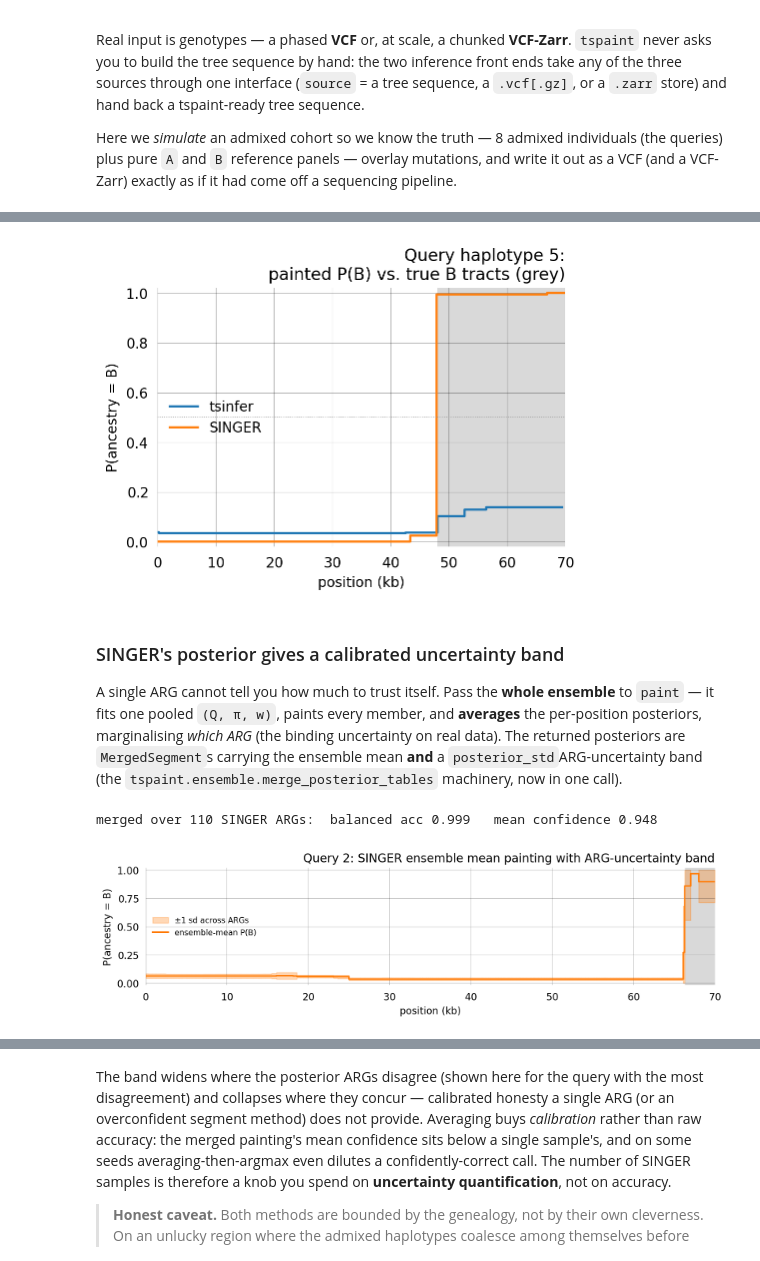
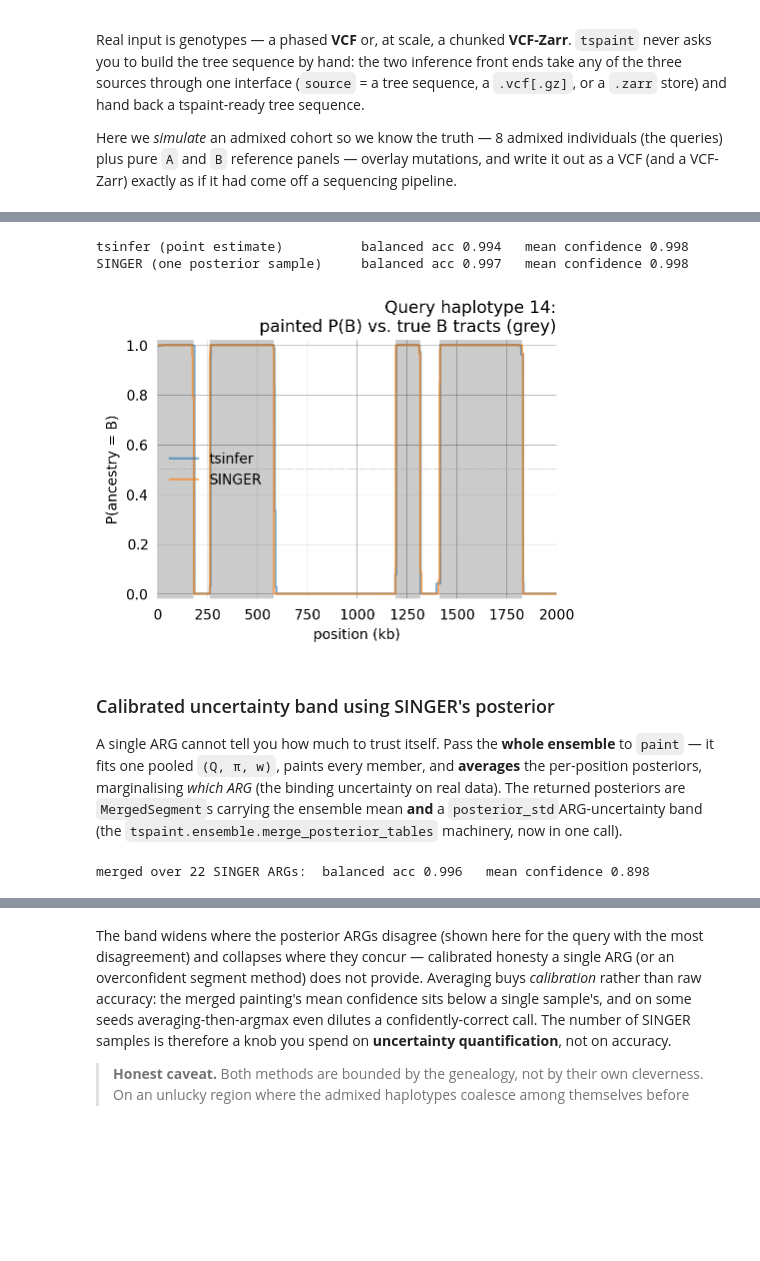
Before and after one commit to munch-group/tspaint, a Jupyter notebook: docs/notebooks/showcase.ipynb, the cells around one changed output, grey strips where cells are left out. Drawn from its saved outputs; the diff is of its cells as text; code cells hidden in the pictures; blank space fills up the shorter version.

```diff
--- a/docs/notebooks/showcase.ipynb
+++ b/docs/notebooks/showcase.ipynb
@@ -125,21 +175,4 @@ We then `paint` each. On an inferred ARG we enable `smooth=True` (the genome-axi
 # %%
-# Same VCF source -> two different ARGs.
-ts_tsi   = io.tsinfer(vcf)
-ensemble = io.singer(vcf, Ne=1000, mutation_rate=5e-8, recombination_rate=1e-8,
-                     n_samples=120, thin=10, burn_in=10, seed=42, sequence_length=SEQLEN)
-print(f"tsinfer: {ts_tsi.num_trees} trees    SINGER: {len(ensemble)} posterior ARGs "
-      f"({ensemble[0].num_trees} trees in the first)")
-
-# Paint the queries from each (smooth=True: these are inferred ARGs).
-paint_tsi  = tspaint.paint(ts_tsi, labels, queries,
-                           smooth=True
-                           )
-paint_sing = tspaint.paint(ensemble[0], labels, queries,
-                           smooth=True
-                           )
-
-for tag, p in [("tsinfer (point estimate)", paint_tsi), ("SINGER (one posterior sample)", paint_sing)]:
-    bal  = balanced_accuracy(p.posteriors, truth_states, samples=queries)
-    conf = mean_confidence(p.posteriors, samples=queries)
-    print(f"{tag:32s}  balanced acc {bal:.3f}   mean confidence {conf:.3f}")
+ts_tsinfer = io.tsinfer(vcf)
+ts_tsinfer
 # %% [output]
@@ -216,0 +182,7 @@ Plotting the most ancestry-mixed query against the shaded truth makes the gap co
+# %%
+ts_singer = io.singer(
+    vcf,
+    Ne=1000, mutation_rate=5e-8, recombination_rate=1e-8,
+    seed=42, sequence_length=sequence_length,
+    )
+ts_singer
@@ -216,0 +195,3 @@ Plotting the most ancestry-mixed query against the shaded truth makes the gap co
+# %%
+# Paint the queries from each (smooth=True: these are inferred ARGs).
+paint_tsinfer  = tspaint.paint(ts_tsinfer, labels, queries, smooth=True)
@@ -216,0 +207,2 @@ Plotting the most ancestry-mixed query against the shaded truth makes the gap co
+# %%
+paint_singer = tspaint.paint(ts_singer, labels, queries, smooth=True)
@@ -217,14 +213,22 @@ Plotting the most ancestry-mixed query against the shaded truth makes the gap co
+# %%
+for tag, p in [("tsinfer (point estimate)", paint_tsinfer), ("SINGER (one posterior sample)", paint_singer)]:
+    bal  = balanced_accuracy(p.posteriors, truth_states, samples=queries)
+    conf = mean_confidence(p.posteriors, samples=queries)
+    print(f"{tag:32s}  balanced acc {bal:.3f}   mean confidence {conf:.3f}")
+# %% [output]
+tsinfer (point estimate)          balanced acc 0.994   mean confidence 0.998
+SINGER (one posterior sample)     balanced acc 0.997   mean confidence 0.998
 # %%
 # show the most ancestry-balanced query -- a real A->B switch is the interesting case to look at
 bfrac = lambda segs: sum(r - l for l, r, st in segs if st == 1) / sum(r - l for l, r, _ in segs)
 q = max(queries, key=lambda x: min(bfrac(truth_states[x]), 1 - bfrac(truth_states[x])))
 fig, ax = plt.subplots()
-plot_painting(ax, {"tsinfer": paint_tsi.posteriors[q], "SINGER": paint_sing.posteriors[q]},
-              truth_states[q], SEQLEN, f"Query haplotype {q}:\npainted P(B) vs. true B tracts (grey)")
+plot_painting(ax, {"tsinfer": paint_tsinfer.posteriors[q], "SINGER": paint_singer.posteriors[q]},
+              truth_states[q], sequence_length, f"Query haplotype {q}:\npainted P(B) vs. true B tracts (grey)")
 plt.tight_layout(); plt.show()
 # %% [output]
-[figure, old version]
+[figure, new version]
 # %% [markdown]
-### SINGER's posterior gives a calibrated uncertainty band
+### Calibrated uncertainty band using SINGER's posterior
 
 A single ARG cannot tell you how much to trust itself. Pass the **whole ensemble** to `paint` — it fits one pooled `(Q, π, w)`, paints every member, and **averages** the per-position posteriors, marginalising *which ARG* (the binding uncertainty on real data). The returned posteriors are `MergedSegment`s carrying the ensemble mean **and** a `posterior_std`ARG-uncertainty band (the `tspaint.ensemble.merge_posterior_tables` machinery, now in one call).
@@ -231,28 +238,9 @@ A single ARG cannot tell you how much to trust itself. Pass the **whole ensemble
 # %%
 # paint() takes the whole ensemble directly: one pooled fit, paint each member, then average
 # the per-position posteriors into MergedSegments (the mean painting + a posterior_std band).
-merged = tspaint.paint(ensemble, labels, queries).posteriors
-print(f"merged over {len(ensemble)} SINGER ARGs:  balanced acc "
-      f"{balanced_accuracy(merged, truth_states, samples=queries):.3f}   "
-      f"mean confidence {mean_confidence(merged, samples=queries):.3f}")
-
-# Plot the mean painting +/- 1 sd across the ensemble for the query whose ARGs disagree most.
-qb = max(queries, key=lambda s: max((sg.posterior_std[1] for sg in merged[s]), default=0.0))
-seg = merged[qb]
-xs = np.array([x for s in seg for x in (s.left, s.right)]) / 1e3
-mu = np.array([s.posterior[1] for s in seg for _ in (0, 1)])
-sd = np.array([s.posterior_std[1] for s in seg for _ in (0, 1)])
-fig, ax = plt.subplots(figsize=(9, 2.6))
-for (l, r, st) in truth_states[qb]:
-    if st == 1: ax.axvspan(l / 1e3, r / 1e3, color="0.85", lw=0)
-ax.fill_between(xs, np.clip(mu - sd, 0, 1), np.clip(mu + sd, 0, 1),
-                color="C1", alpha=0.30, label="±1 sd across ARGs")
-ax.plot(xs, mu, color="C1", lw=1.6, label="ensemble-mean P(B)")
-ax.set(ylim=(-0.02, 1.02), xlim=(0, SEQLEN / 1e3),
-       title=f"Query {qb}: SINGER ensemble mean painting with ARG-uncertainty band",
-       xlabel="position (kb)", ylabel="P(ancestry = B)")
-ax.legend(loc="center left", fontsize=8, framealpha=0.9)
-plt.tight_layout(); plt.show()
+paint_singer_posterior = tspaint.paint(ts_singer_posterior, labels, queries)
+print(f"merged over {len(ts_singer_posterior)} SINGER ARGs:  balanced acc "
+      f"{balanced_accuracy(paint_singer_posterior.posteriors, truth_states, samples=queries):.3f}   "
+      f"mean confidence {mean_confidence(paint_singer_posterior.posteriors, samples=queries):.3f}")
 # %% [output]
-merged over 110 SINGER ARGs:  balanced acc 0.999   mean confidence 0.948
+merged over 22 SINGER ARGs:  balanced acc 0.996   mean confidence 0.898
-[figure, removed]
```
Also changed, not shown: parts of 29 cells of this notebook.
